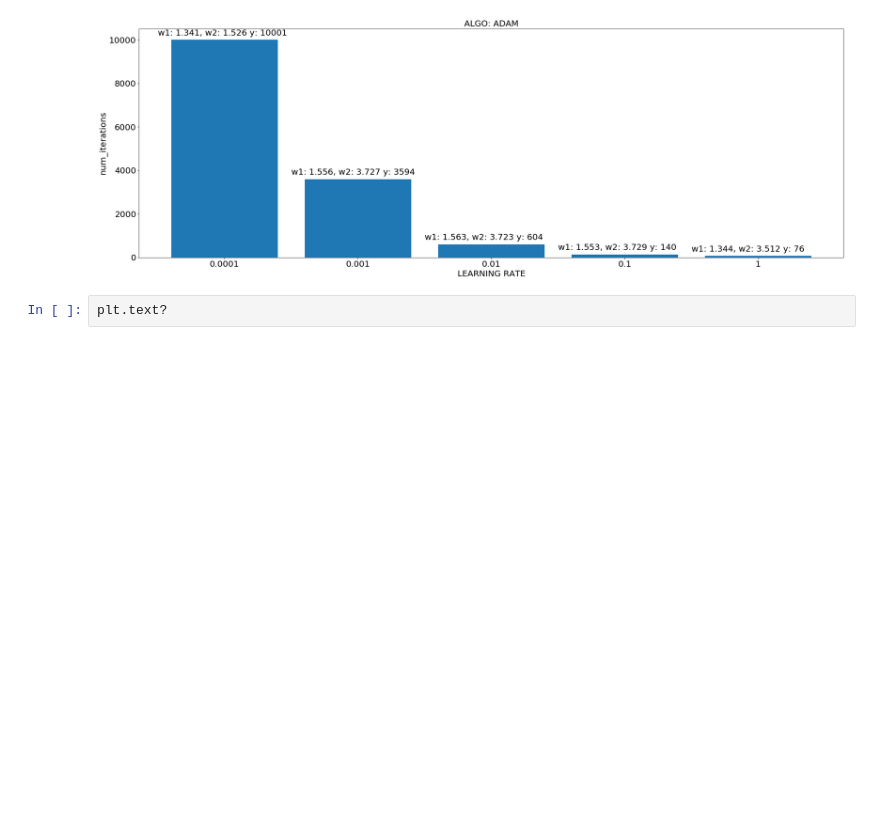
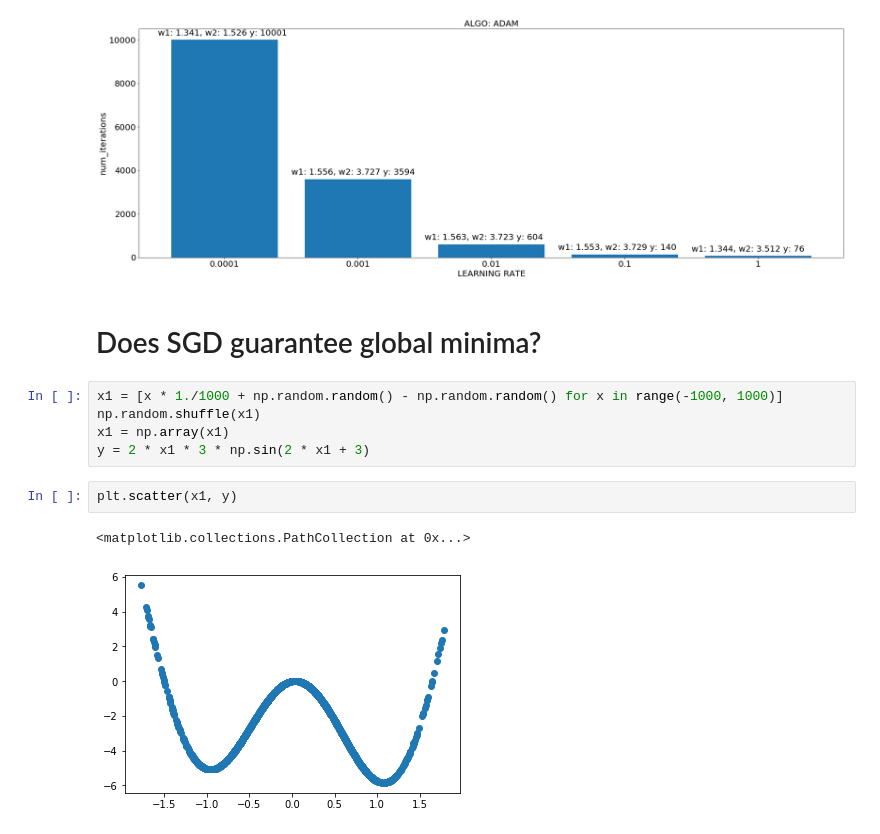
Before and after one commit to Vishwesh-Kirthivasan/neural_nets_optimizers, a Jupyter notebook: Gradient Descent.ipynb, the cells around one changed output. Cells and saved outputs as stored; diff of their text form; blank space fills up the shorter version.

Commit message:
Ensured that SGD can converge to local minima

```diff
--- a/Gradient Descent.ipynb
+++ b/Gradient Descent.ipynb
@@ -542,5 +321,15 @@ for each_algo in order:
 [figure]
 [figure]
 [figure]
-# %%
-plt.text?
+# %% [markdown]
+# Does SGD guarantee global minima?
+# %%
+x1 = [x * 1./1000 + np.random.random() - np.random.random() for x in range(-1000, 1000)]
+np.random.shuffle(x1)
+x1 = np.array(x1)
+y = 2 * x1 * 3 * np.sin(2 * x1 + 3)
+# %%
+plt.scatter(x1, y)
+# %% [output]
+<matplotlib.collections.PathCollection at 0x...>
+[figure, added]
```
Also changed, not shown: parts of 20 cells of this notebook.
